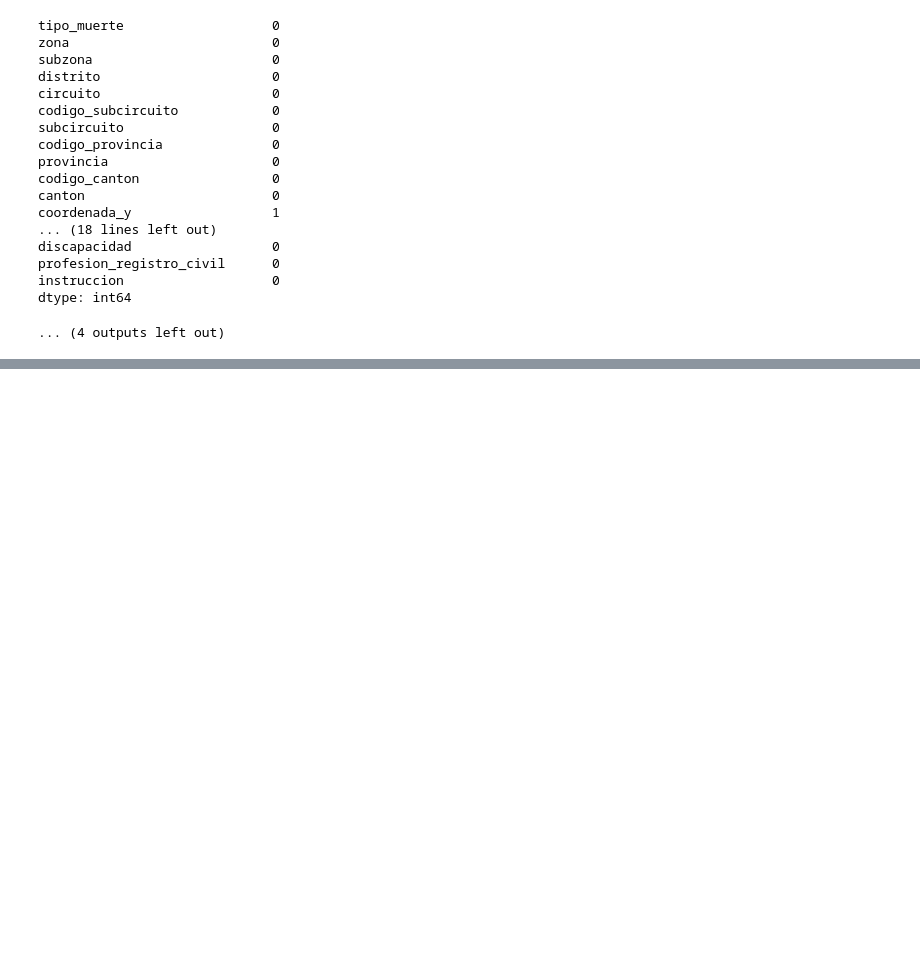
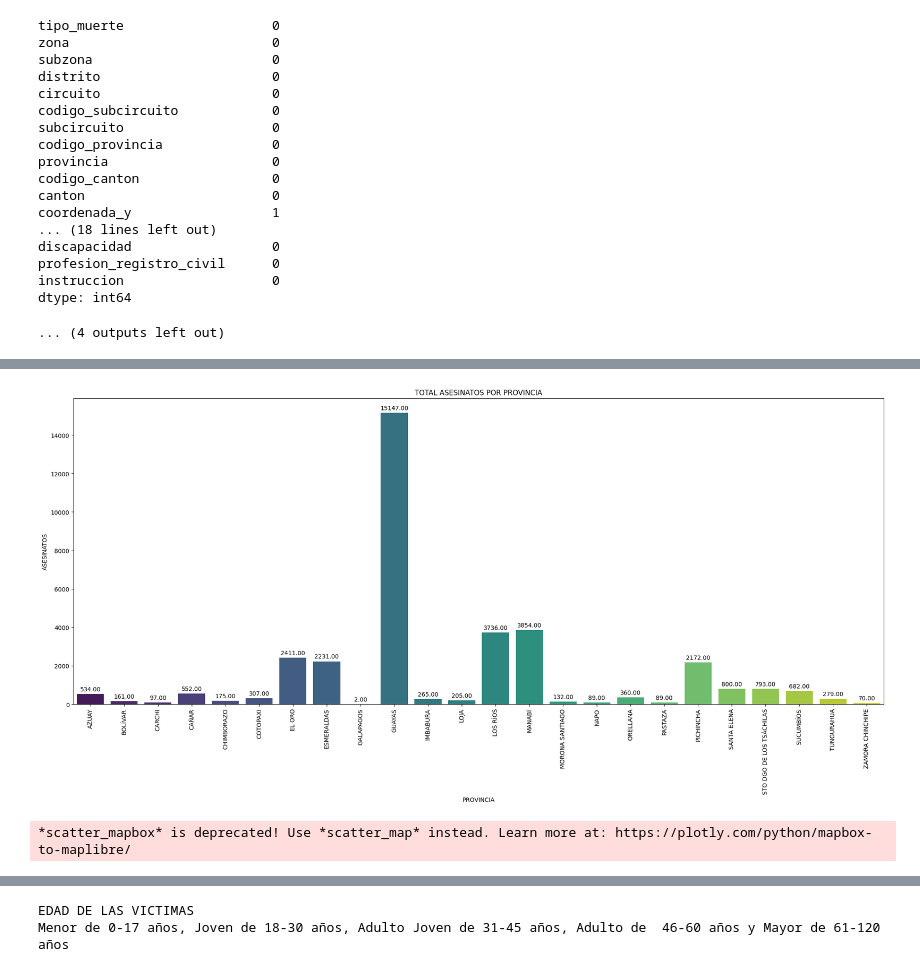
Before and after one commit to UIDE-Tareas/1-Arquitectura-Modelado-Gestion-Datos-Data-Science-Tarea2, a Jupyter notebook: AMGD_CP_S2_G10.ipynb, the cells around one changed output, grey strips where cells are left out. Cells and saved outputs as stored; diff of their text form; code cells hidden in the pictures; blank space fills up the shorter version.

```diff
--- a/AMGD_CP_S2_G10.ipynb
+++ b/AMGD_CP_S2_G10.ipynb
@@ -313,0 +378,76 @@ dtype: int64
+# %%
+import pandas
+# Crear la columna grupo_edad Grupo de edad define rangos de edad 0-17, 18-30, 31-45, 46-60, 61-120 y a cada uno lo etiqueta
+dfMain['grupo_edad'] = pandas.cut(dfMain['edad'], bins=[0, 17, 30, 45, 60, 120], labels=['Menor', 'Joven', 'Adulto joven', 'Adulto', 'Mayor'])
+# %%
+from IPython.display import display
+import pandas
+import plotly.express as px
+import matplotlib.pyplot as plt
+
+pandas.set_option('display.max_rows', None)
+
+def DrawMuertesBars(df:pandas.DataFrame):
+    df = df.groupby('provincia')['provincia'].count().reset_index(name="total")
+    df["total"] = df["total"].astype(float)
+
+    plt.figure(figsize=(20, 10))
+    ax = seaborn.barplot(
+        data=df,
+        x="provincia",
+        y="total",
+        hue='provincia',
+        palette="viridis",
+        legend=False,
+    )
+    for container in ax.containers:
+        ax.bar_label(container, fmt="%.2f", padding=3)
+    ax.ticklabel_format(style="plain", axis="y")
+    plt.title("Total asesinatos por provincia".upper())
+    plt.xlabel("Provincia".upper())
+    plt.ylabel("Asesinatos".upper())
+    plt.xticks(rotation=90)
+    plt.tight_layout()
+    plt.show()
+
+# Dibuja cada uno de los puntos gps de las personas asesinadas
+def DrawMuertesMap(df:pandas.DataFrame):
+    dfPlot = df.dropna(subset=["coordenada_x", "coordenada_y"]).copy()
+    dfPlot["coordenada_x"] = dfPlot["coordenada_x"].astype(float)
+    dfPlot["coordenada_y"] = dfPlot["coordenada_y"].astype(float)
+    fig = px.scatter_mapbox(
+        dfPlot,
+        lat="coordenada_y",
+        lon="coordenada_x",
+        color="provincia",       # agrupa por categoría
+        hover_name="provincia",    # aparece al pasar el mouse
+        zoom=5.5,
+        center={"lat": -1.5, "lon": -78},
+        mapbox_style="carto-positron",
+        opacity=0.7,
+        size_max=10,
+        title= "Ubicaciones de asesinatos"
+    )
+    fig.show()
+
+# Muertes por provincia
+muertes_por_provincia = dfMain.groupby('provincia')['tipo_muerte'].count().reset_index(name='muertes').sort_values(by='muertes', ascending=False)
+display (muertes_por_provincia)
+
+
+# Muertes detallando el cantón, zona y subcircuito de la provincia de Guayas
+muertes_por_provincia_detallado = dfMain[dfMain['provincia']=='GUAYAS'].groupby('canton')['tipo_muerte'].count().reset_index(name='muertes').sort_values(by=['muertes','canton'], ascending=[False,True])
+display (muertes_por_provincia_detallado.head(50))
+DrawMuertesBars(dfMain)
+DrawMuertesMap(dfMain)
+
+# Muertes por arma
+muertes_por_arma = dfMain.groupby('arma')['tipo_muerte'].count().reset_index(name='muertes').sort_values(by='muertes', ascending=False)
+display (muertes_por_arma)
+
+# Número de victimas por grupo de edad Menor de 0-17 años, Joven de 18-30 años, Adulto Joven de 31-45 años, Adulto de  46-60 años y Mayor de 61-120 años
+perfil_edad = dfMain['grupo_edad'].value_counts().reset_index(name='cantidad')
+print("EDAD DE LAS VICTIMAS ")
+print ("Menor de 0-17 años, Joven de 18-30 años, Adulto Joven de 31-45 años, Adulto de  46-60 años y Mayor de 61-120 años")
+display (perfil_edad)
+# %% [output]
@@ -313,0 +488,2 @@ dtype: int64
+[figure, added]
+*scatter_mapbox* is deprecated! Use *scatter_map* instead. Learn more at: https://plotly.com/python/mapbox-to-maplibre/
@@ -313,0 +497,2 @@ dtype: int64
+EDAD DE LAS VICTIMAS
+Menor de 0-17 años, Joven de 18-30 años, Adulto Joven de 31-45 años, Adulto de  46-60 años y Mayor de 61-120 años
```
Also changed, not shown: parts of 7 cells of this notebook.
